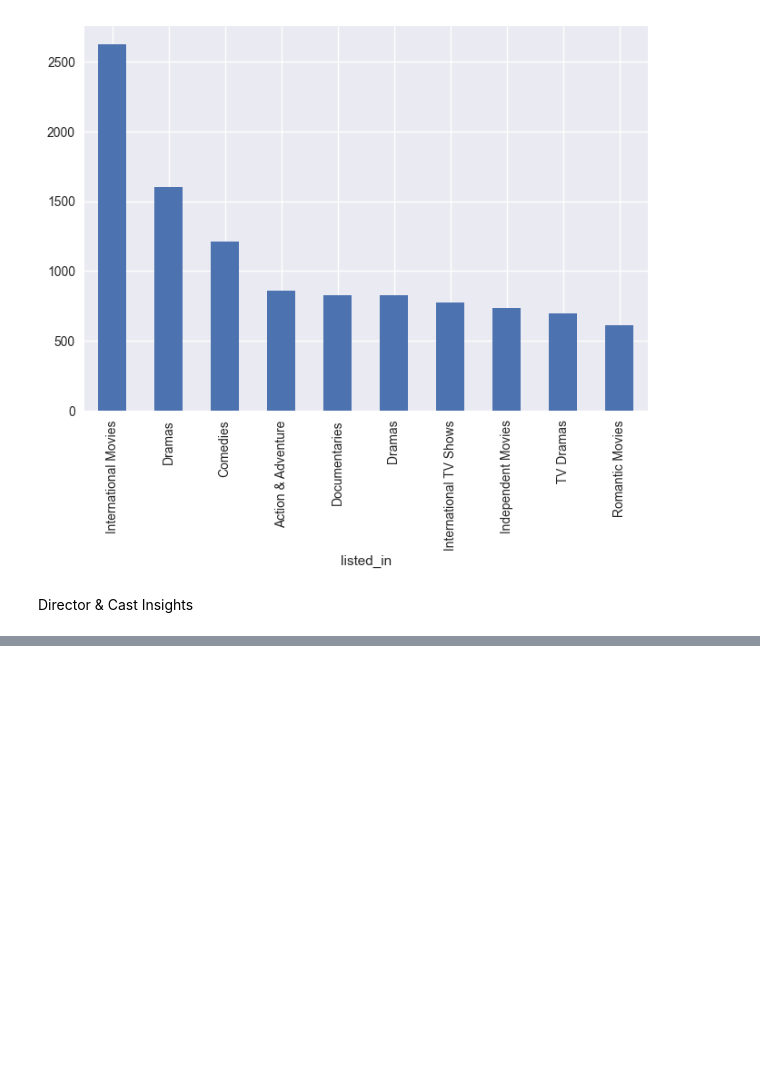
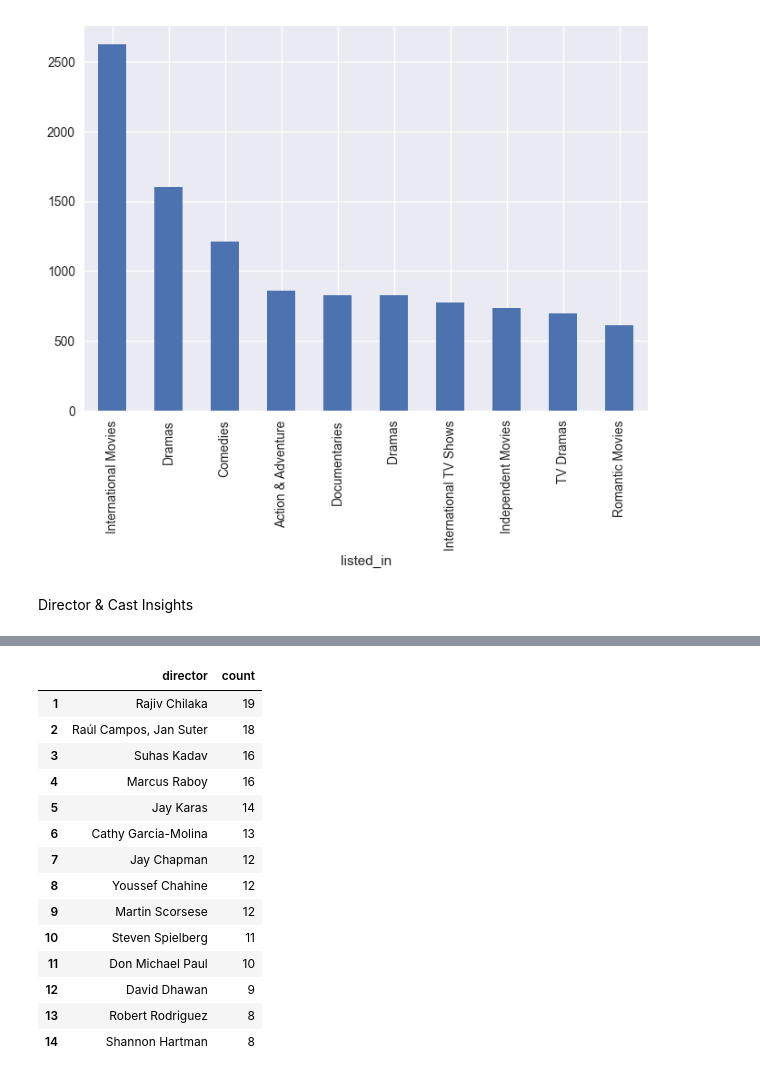
Before and after one commit to eThird/netflix_contetn_data_analysis, a Jupyter notebook: Notebooks/netflix_analysis.ipynb, the cells around one changed output, grey strips where cells are left out. Cells and saved outputs as stored; diff of their text form; code cells hidden in the pictures; blank space fills up the shorter version.

```diff
--- a/Notebooks/netflix_analysis.ipynb
+++ b/Notebooks/netflix_analysis.ipynb
@@ -370,0 +396,20 @@ Director & Cast Insights
+# %%
+#Which directors have the most titles on Netflix?
+directors_with_most_title=df['director'].value_counts().reset_index().head(15)
+directors_with_most_title.drop(index=0)
+# %% [output]
+|  | director | count |
+| 1 | Rajiv Chilaka | 19 |
+| 2 | Raúl Campos, Jan Suter | 18 |
+| 3 | Suhas Kadav | 16 |
+| 4 | Marcus Raboy | 16 |
+| 5 | Jay Karas | 14 |
+| 6 | Cathy Garcia-Molina | 13 |
+| 7 | Jay Chapman | 12 |
+| 8 | Youssef Chahine | 12 |
+| 9 | Martin Scorsese | 12 |
+| 10 | Steven Spielberg | 11 |
+| 11 | Don Michael Paul | 10 |
+| 12 | David Dhawan | 9 |
+| 13 | Robert Rodriguez | 8 |
+| 14 | Shannon Hartman | 8 |
```
Also changed, not shown: parts of 4 cells of this notebook.
